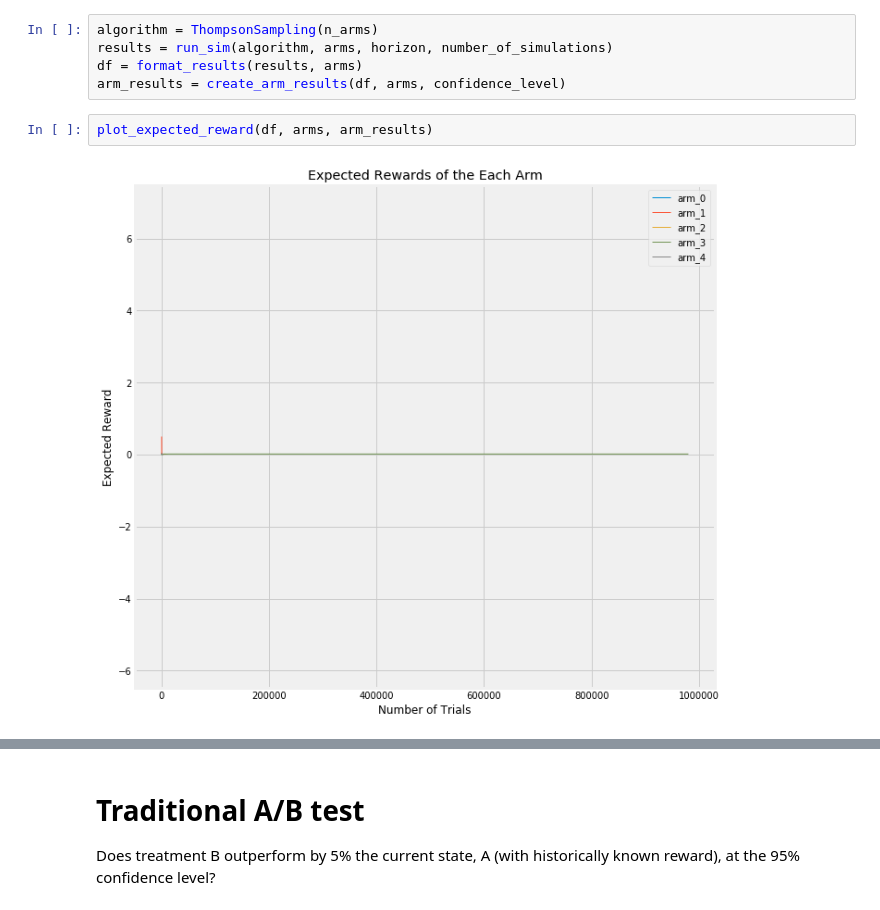
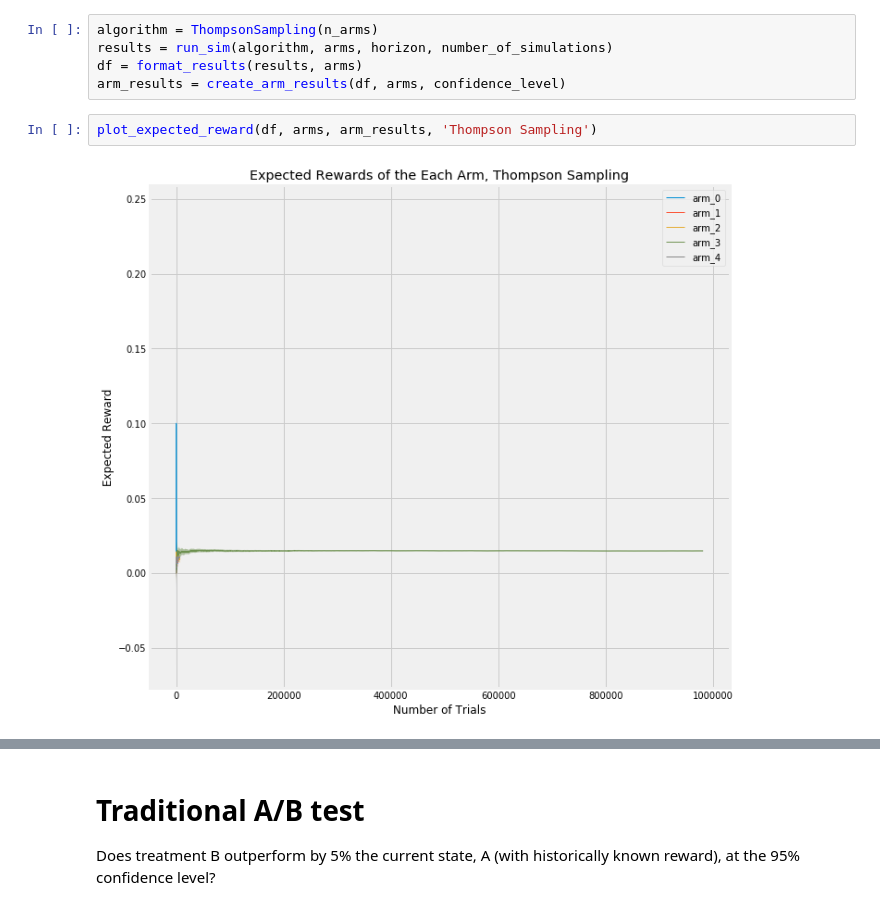
Before and after one commit to raffg/multi_armed_bandit, a Jupyter notebook: monte_carlo.ipynb, the cells around one changed output, grey strips where cells are left out. Saved outputs shown, nothing was run; the diff lists cells and outputs as text.

```diff
--- a/monte_carlo.ipynb
+++ b/monte_carlo.ipynb
@@ -442,9 +405,9 @@ results = run_sim(algorithm, arms, horizon, number_of_simulations)
 df = format_results(results, arms)
 arm_results = create_arm_results(df, arms, confidence_level)
 # %%
-plot_expected_reward(df, arms, arm_results)
+plot_expected_reward(df, arms, arm_results, 'Thompson Sampling')
 # %% [output]
-[figure, old version]
+[figure, new version]
 # %%
 plot_expected_reward(df,
                      arms,
```
Also changed, not shown: parts of 49 cells of this notebook, 4 other files.
